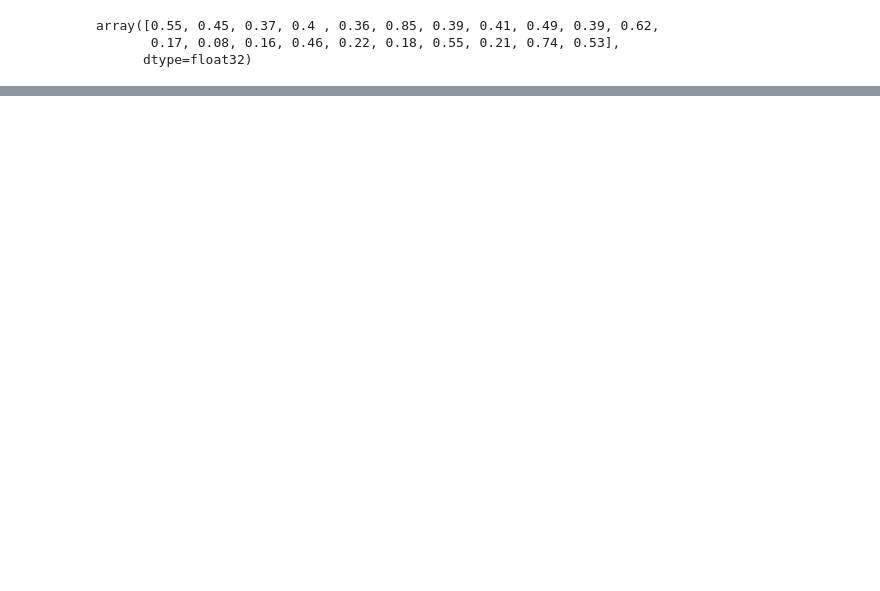
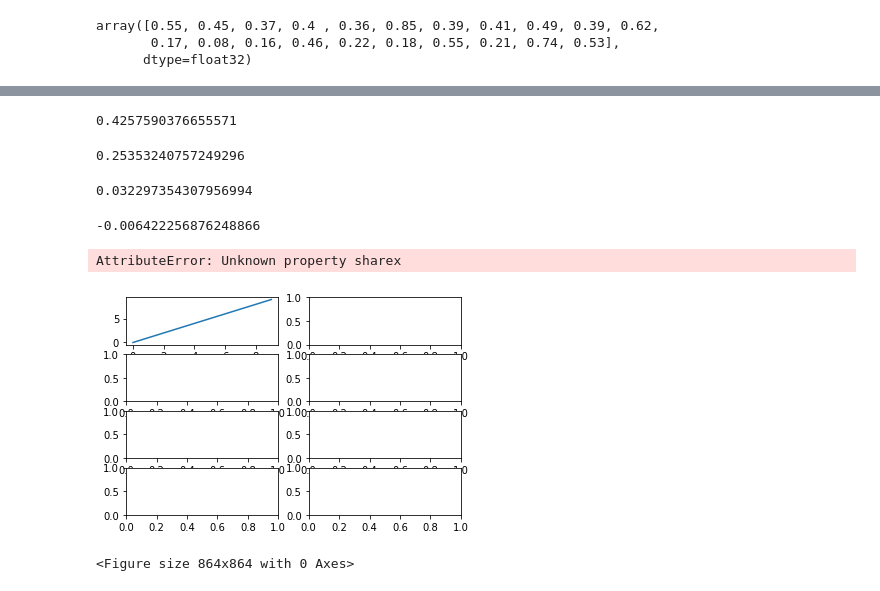
Before and after one commit to janguera/seismic-monitors-time-delay, a Jupyter notebook: Graph denoising Notebook.ipynb, the cells around one changed output, grey strips where cells are left out. Cells and saved outputs as stored; diff of their text form; code cells hidden in the pictures; blank space fills up the shorter version.

```diff
--- a/Graph denoising Notebook.ipynb
+++ b/Graph denoising Notebook.ipynb
@@ -628,0 +642,41 @@ array([0.55, 0.45, 0.37, 0.4 , 0.36, 0.85, 0.39, 0.41, 0.49, 0.39, 0.62,
+# %%
+the_results[0,0]
+# %% [output]
+0.4257590376655571
+# %%
+the_results[0,1]
+# %% [output]
+0.25353240757249296
+# %%
+the_results[0,2]
+# %% [output]
+0.032297354307956994
+# %%
+the_results[0,3]
+# %% [output]
+-0.006422256876248866
+# %%
+import matplotlib.pyplot as plt
+
+x = range(10)
+y = range(10)
+
+fig, ax = plt.subplots(nrows=4, ncols=2)
+width = 12
+height = 12
+plt.figure(figsize=(width, height))
+
+something = False
+for row in ax:
+    for col in row:
+        if something:
+            col.plot(x, y,sharex=ax[0])
+        else:
+            col.plot(x,y)
+            something = True
+
+plt.show()
+# %% [output]
+AttributeError: Unknown property sharex
+[figure, added]
+<Figure size 864x864 with 0 Axes>
```
Also changed, not shown: parts of 7 cells of this notebook, 1 other file.
